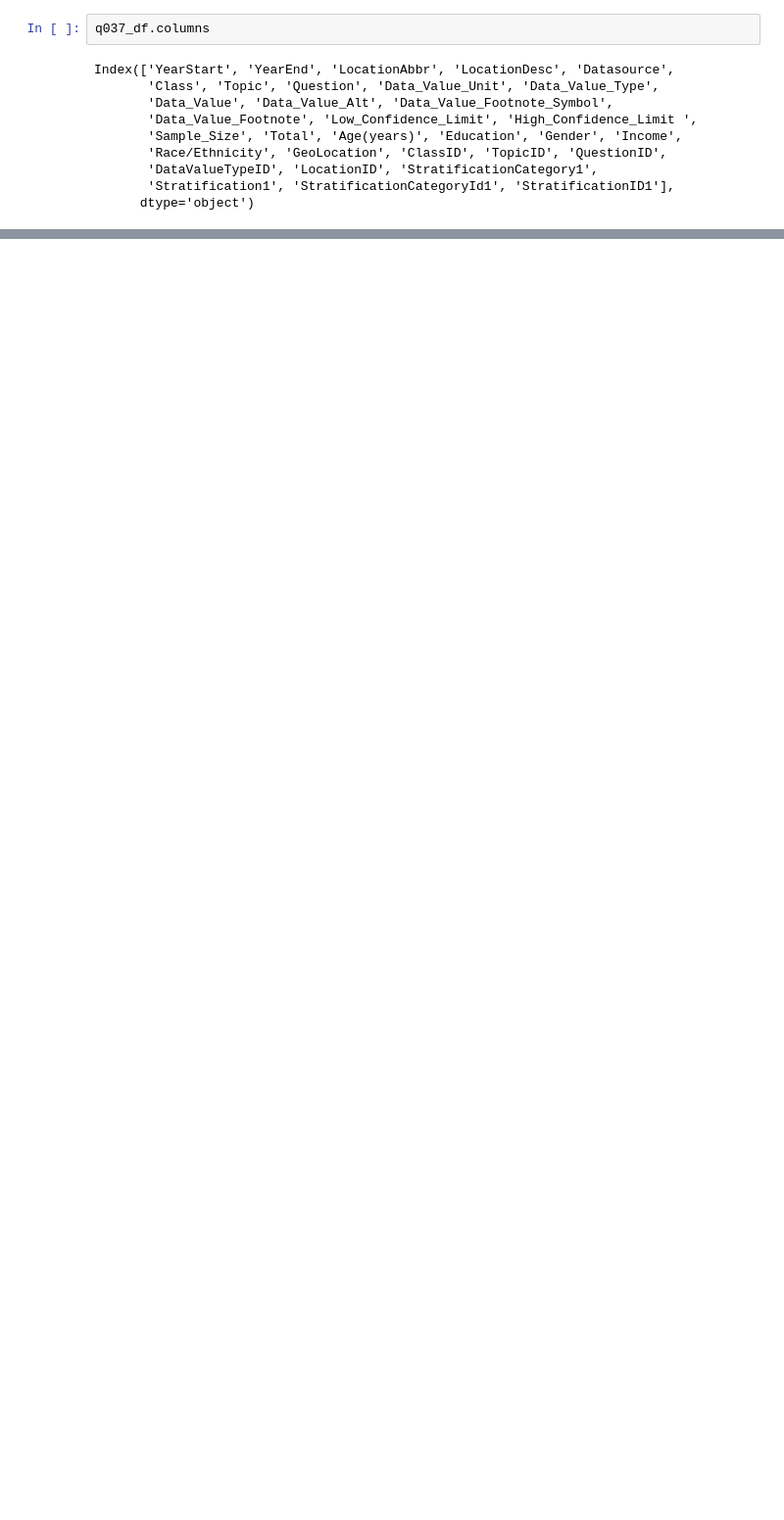
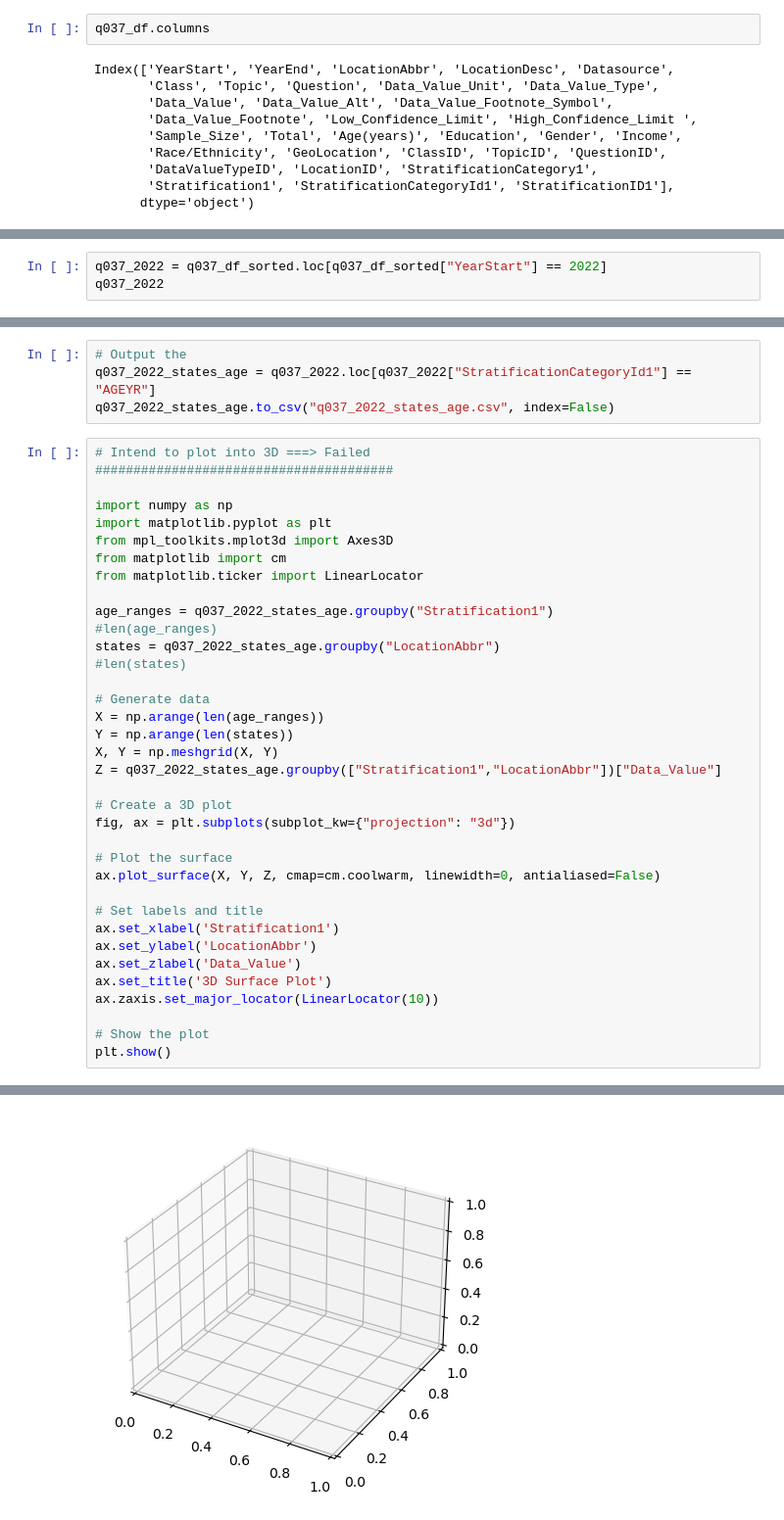
Before and after one commit to hatkiet/Project_3-Obesity-Analysis-and-Its-impacts, a Jupyter notebook: Clean_data_K1.ipynb, the cells around one changed output, grey strips where cells are left out. Shown at 98% size. Drawn from its saved outputs; the diff is of its cells as text; blank space fills up the shorter version.

Commit message:
visualizations 1

```diff
--- a/Clean_data_K1.ipynb
+++ b/Clean_data_K1.ipynb
@@ -117,0 +120,3 @@ q037_df_sorted
+# %%
+q037_2022 = q037_df_sorted.loc[q037_df_sorted["YearStart"] == 2022]
+q037_2022
@@ -117,0 +137,41 @@ q037_df_sorted
+# %%
+# Output the
+q037_2022_states_age = q037_2022.loc[q037_2022["StratificationCategoryId1"] == "AGEYR"]
+q037_2022_states_age.to_csv("q037_2022_states_age.csv", index=False)
+# %%
+# Intend to plot into 3D ===> Failed
+#######################################
+
+import numpy as np
+import matplotlib.pyplot as plt
+from mpl_toolkits.mplot3d import Axes3D
+from matplotlib import cm
+from matplotlib.ticker import LinearLocator
+
+age_ranges = q037_2022_states_age.groupby("Stratification1")
+#len(age_ranges)
+states = q037_2022_states_age.groupby("LocationAbbr")
+#len(states)
+
+# Generate data
+X = np.arange(len(age_ranges))
+Y = np.arange(len(states))
+X, Y = np.meshgrid(X, Y)
+Z = q037_2022_states_age.groupby(["Stratification1","LocationAbbr"])["Data_Value"]
+
+# Create a 3D plot
+fig, ax = plt.subplots(subplot_kw={"projection": "3d"})
+
+# Plot the surface
+ax.plot_surface(X, Y, Z, cmap=cm.coolwarm, linewidth=0, antialiased=False)
+
+# Set labels and title
+ax.set_xlabel('Stratification1')
+ax.set_ylabel('LocationAbbr')
+ax.set_zlabel('Data_Value')
+ax.set_title('3D Surface Plot')
+ax.zaxis.set_major_locator(LinearLocator(10))
+
+# Show the plot
+plt.show()
+# %% [output]
@@ -117,0 +179 @@ q037_df_sorted
+[figure, added]
```
Also changed, not shown: parts of 20 cells of this notebook, 18 other files.
